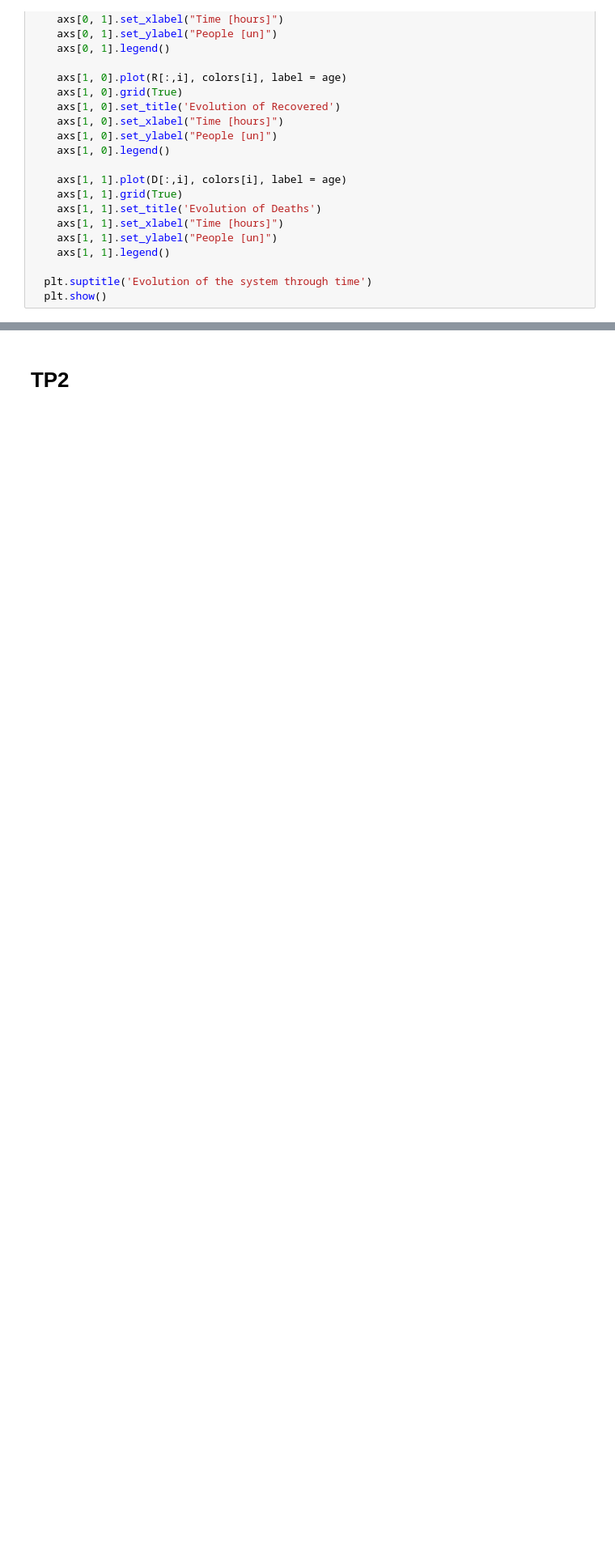
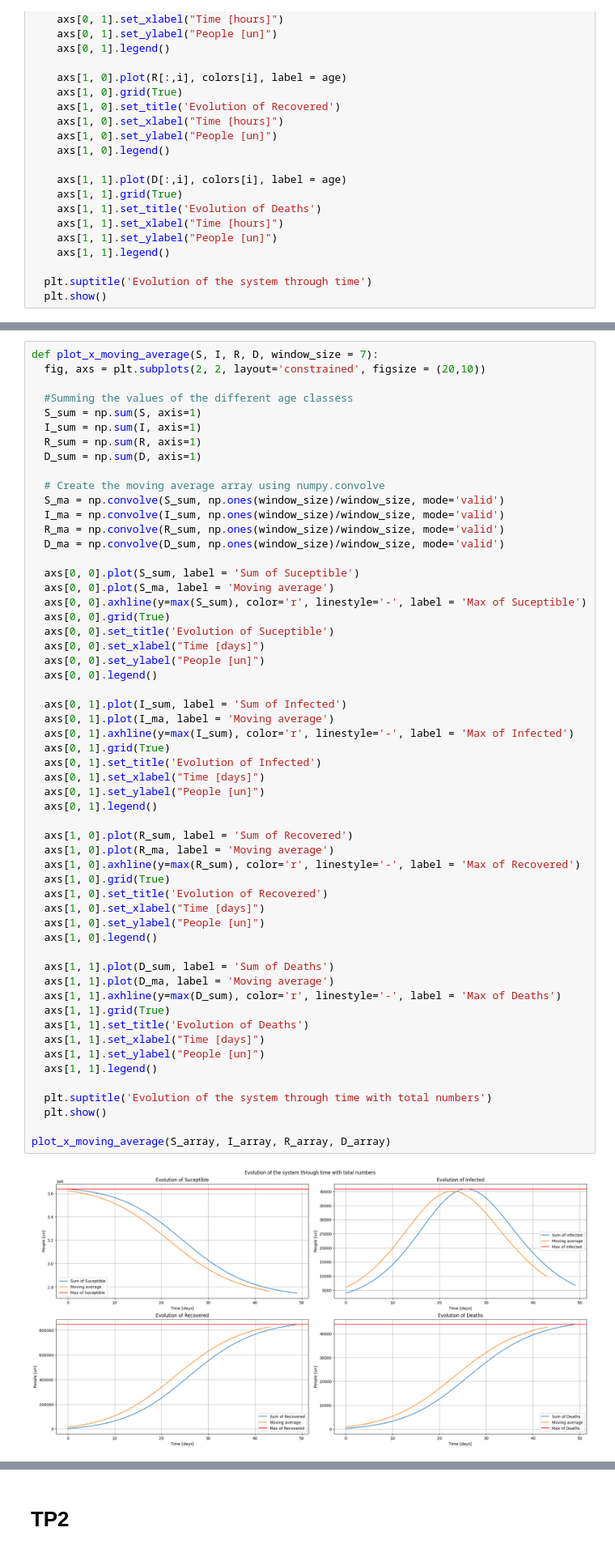
Before and after one commit to douglasmmachado/MPC, a Jupyter notebook: COVID-19.ipynb, the cells around one changed output, grey strips where cells are left out. Shown at 81% size. Saved outputs shown, nothing was run; the diff lists cells and outputs as text; blank space fills up the shorter version.

```diff
--- a/COVID-19.ipynb
+++ b/COVID-19.ipynb
@@ -220,6 +224,64 @@ for day in range(50):
 plot_x(S_array, I_array, R_array, D_array, ranges)
 # %% [output]
 [figure]
+# %%
+def plot_x_moving_average(S, I, R, D, window_size = 7):
+  fig, axs = plt.subplots(2, 2, layout='constrained', figsize = (20,10))
+
+  #Summing the values of the different age classess
+  S_sum = np.sum(S, axis=1)
+  I_sum = np.sum(I, axis=1)
+  R_sum = np.sum(R, axis=1)
+  D_sum = np.sum(D, axis=1)
+
+  # Create the moving average array using numpy.convolve
+  S_ma = np.convolve(S_sum, np.ones(window_size)/window_size, mode='valid')
+  I_ma = np.convolve(I_sum, np.ones(window_size)/window_size, mode='valid')
+  R_ma = np.convolve(R_sum, np.ones(window_size)/window_size, mode='valid')
+  D_ma = np.convolve(D_sum, np.ones(window_size)/window_size, mode='valid')
+
+  axs[0, 0].plot(S_sum, label = 'Sum of Suceptible')
+  axs[0, 0].plot(S_ma, label = 'Moving average')
+  axs[0, 0].axhline(y=max(S_sum), color='r', linestyle='-', label = 'Max of Suceptible')
+  axs[0, 0].grid(True)
+  axs[0, 0].set_title('Evolution of Suceptible')
+  axs[0, 0].set_xlabel("Time [days]")
+  axs[0, 0].set_ylabel("People [un]")
+  axs[0, 0].legend()
+
+  axs[0, 1].plot(I_sum, label = 'Sum of Infected')
+  axs[0, 1].plot(I_ma, label = 'Moving average')
+  axs[0, 1].axhline(y=max(I_sum), color='r', linestyle='-', label = 'Max of Infected')
+  axs[0, 1].grid(True)
+  axs[0, 1].set_title('Evolution of Infected')
+  axs[0, 1].set_xlabel("Time [days]")
+  axs[0, 1].set_ylabel("People [un]")
+  axs[0, 1].legend()
+
+  axs[1, 0].plot(R_sum, label = 'Sum of Recovered')
+  axs[1, 0].plot(R_ma, label = 'Moving average')
+  axs[1, 0].axhline(y=max(R_sum), color='r', linestyle='-', label = 'Max of Recovered')
+  axs[1, 0].grid(True)
+  axs[1, 0].set_title('Evolution of Recovered')
+  axs[1, 0].set_xlabel("Time [days]")
+  axs[1, 0].set_ylabel("People [un]")
+  axs[1, 0].legend()
+
+  axs[1, 1].plot(D_sum, label = 'Sum of Deaths')
+  axs[1, 1].plot(D_ma, label = 'Moving average')
+  axs[1, 1].axhline(y=max(D_sum), color='r', linestyle='-', label = 'Max of Deaths')
+  axs[1, 1].grid(True)
+  axs[1, 1].set_title('Evolution of Deaths')
+  axs[1, 1].set_xlabel("Time [days]")
+  axs[1, 1].set_ylabel("People [un]")
+  axs[1, 1].legend()
+
+  plt.suptitle('Evolution of the system through time with total numbers')
+  plt.show()
+
+plot_x_moving_average(S_array, I_array, R_array, D_array)
+# %% [output]
+[figure, added]
 # %% [markdown]
 ## 3.2.i -  supposing that the vaccination takes place in continuous time, along the whole day. This would mean to determine U(t) for t ∈ R and apply it to (1), that is then a function of the time. The continuous-time model is then simulated day by day.
 # %%
```
Also changed, not shown: parts of 5 cells of this notebook.
